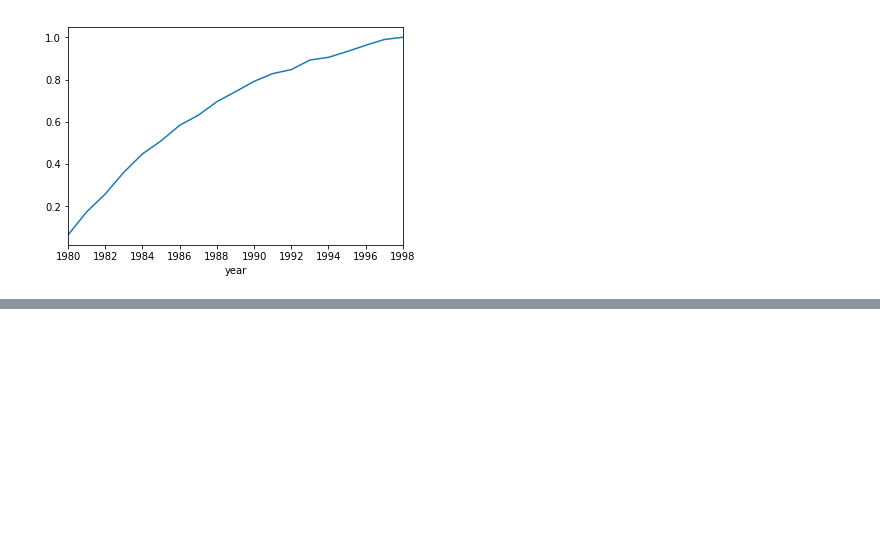
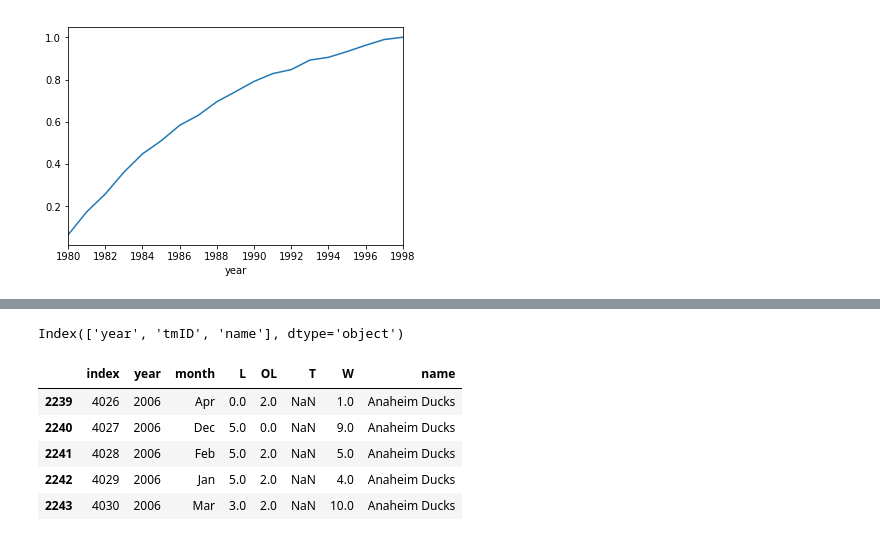
Before and after one commit to mp3sii/Panda_Intro, a Jupyter notebook: Pandas_Intro.ipynb, the cells around one changed output, grey strips where cells are left out. Saved outputs shown, nothing was run; the diff lists cells and outputs as text; code cells hidden in the pictures; blank space fills up the shorter version.

```diff
--- a/Pandas_Intro.ipynb
+++ b/Pandas_Intro.ipynb
@@ -819,0 +902,4 @@ total_part.plot()
+# %%
+teams_df.columns
+# %% [output]
+Index(['year', 'tmID', 'name'], dtype='object')
@@ -819,0 +908,13 @@ total_part.plot()
+# %%
+teams_g = teams_g.loc[~teams_g.duplicated(keep='first')].drop(columns ='year')
+# %%
+teams_split_df = teams_split_df.reset_index()
+teams_g = teams_g.reset_index()
+# %%
+teams_split_df = pd.merge(left=teams_split_df,
+         right=teams_g,
+         left_on='tmID',
+         right_on='tmID'
+)
+# %%
+teams_split_df = teams_split_df.drop(columns='tmID')
@@ -819,0 +923,10 @@ total_part.plot()
+# %%
+ducks = teams_split_df.loc[teams_split_df.name =='Anaheim Ducks']
+ducks.head()
+# %% [output]
+|  | index | year | month | L | OL | T | W | name |
+| 2239 | 4026 | 2006 | Apr | 0.0 | 2.0 | NaN | 1.0 | Anaheim Ducks |
+| 2240 | 4027 | 2006 | Dec | 5.0 | 0.0 | NaN | 9.0 | Anaheim Ducks |
+| 2241 | 4028 | 2006 | Feb | 5.0 | 2.0 | NaN | 5.0 | Anaheim Ducks |
+| 2242 | 4029 | 2006 | Jan | 5.0 | 2.0 | NaN | 4.0 | Anaheim Ducks |
+| 2243 | 4030 | 2006 | Mar | 3.0 | 2.0 | NaN | 10.0 | Anaheim Ducks |
```
Also changed, not shown: parts of 51 cells of this notebook, 3 other files.
